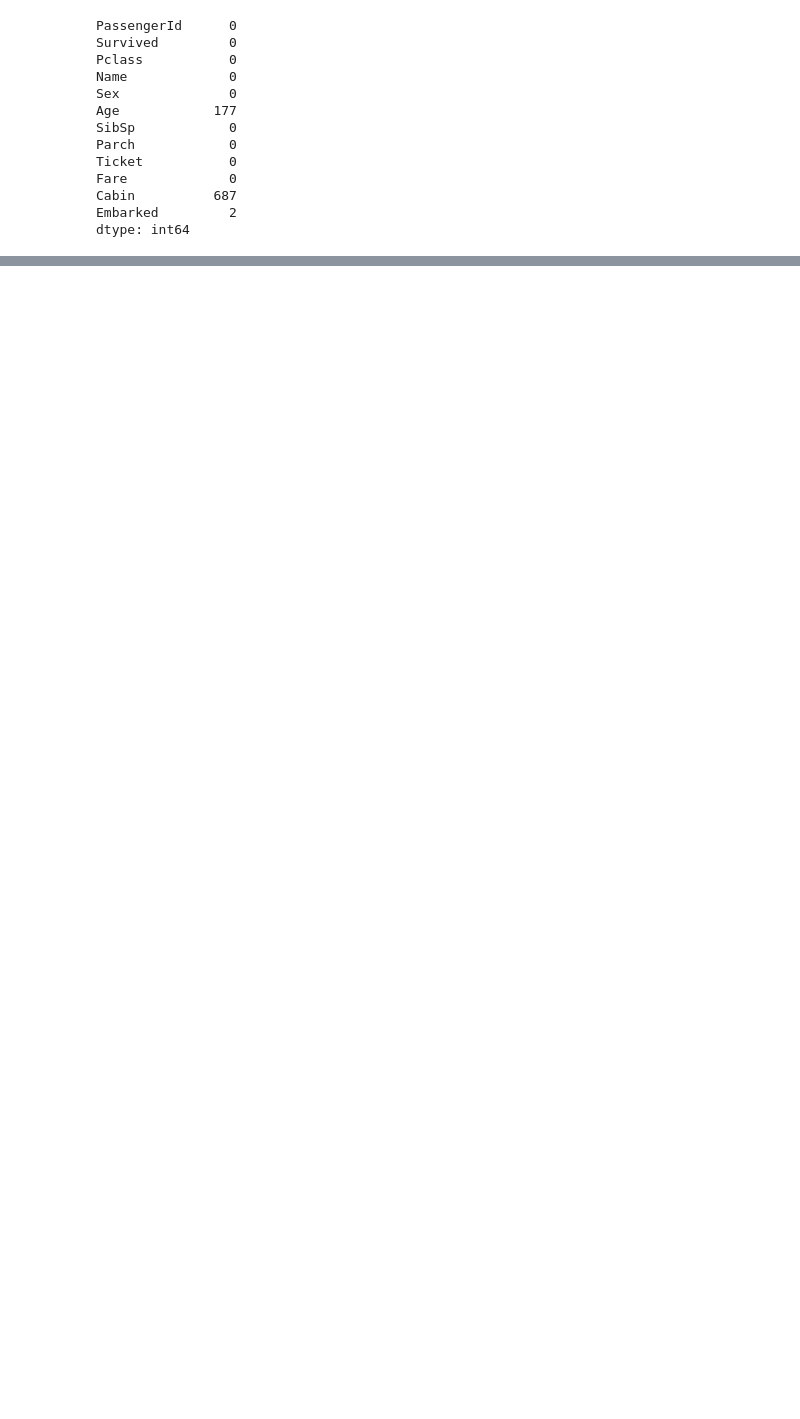
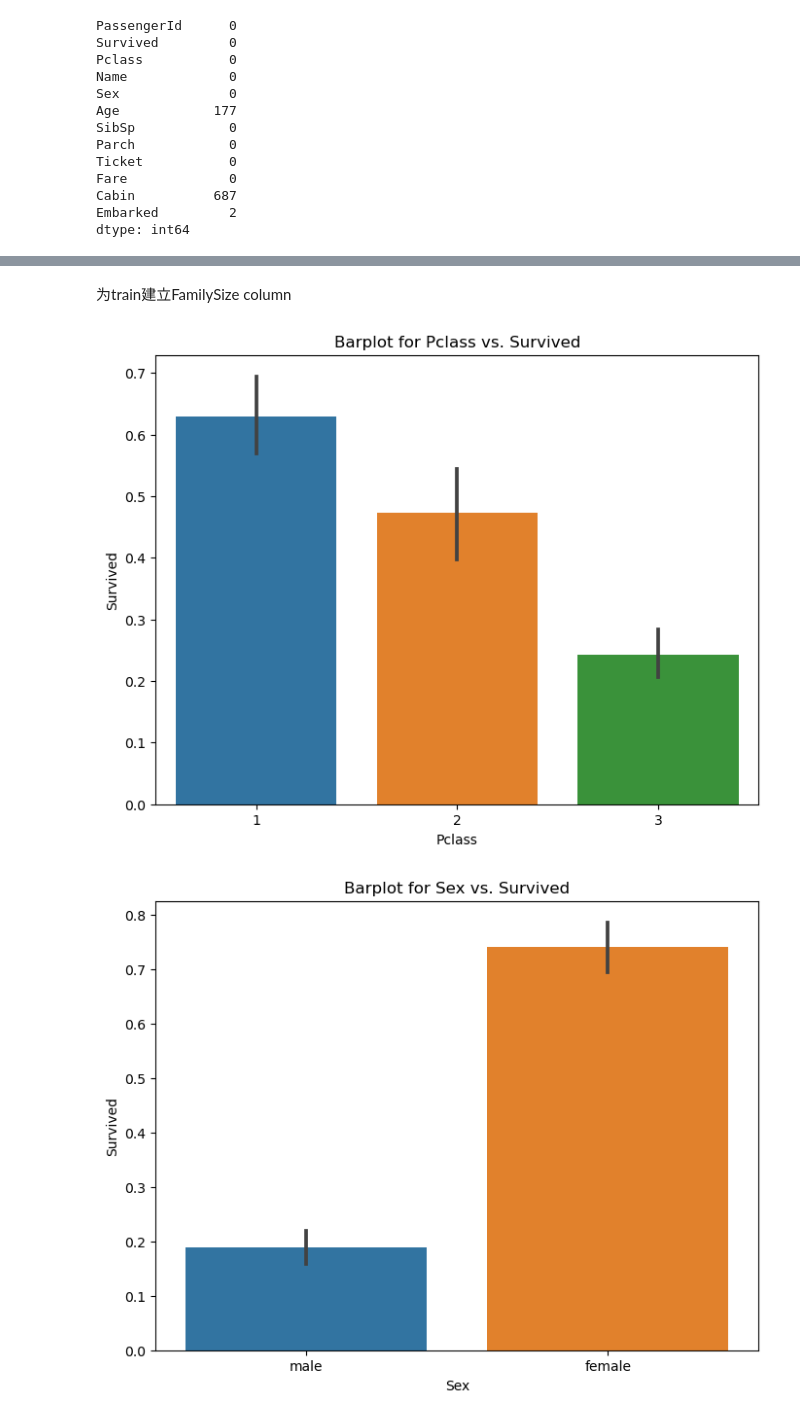
Before and after one commit to Z-JUNYE/kaggle, a Jupyter notebook: Titanic/Titanic_date_explore.ipynb, the cells around one changed output, grey strips where cells are left out. Drawn from its saved outputs; the diff is of its cells as text; code cells hidden in the pictures; blank space fills up the shorter version.

```diff
--- a/Titanic/Titanic_date_explore.ipynb
+++ b/Titanic/Titanic_date_explore.ipynb
@@ -73,0 +115,26 @@ dtype: int64
+# %% [markdown]
+为train建立FamilySize column
+# %%
+train['FamilySize'] = train['SibSp']+train['Parch']
+
+bins = [0, 10, 20, 30, 40, 50, float("inf")]
+labels = ['0-9','10-19','20-29', '30-39', '40-49', '50+']
+# 使用pd.cut函数将年龄分组并创建一个新列'AgeGroup'
+train['AgeGroup'] = pd.cut(train['Age'], bins=bins, labels=labels, include_lowest=True, right=False)
+
+# 将年龄缺失的数据分配到特殊组"Missing"
+train['AgeGroup'].cat.add_categories('Missing', inplace=True)
+train['AgeGroup'].fillna('Missing', inplace=True)
+
+feature_list1 = ['Pclass', 'Sex', 'FamilySize', 'Embarked','AgeGroup']
+feature_list2 = ['Ticket', 'Fare', 'Cabin']
+
+for feature in feature_list1:
+    plt.figure(figsize=(8, 6))  # 设置每个图的大小
+    sns.barplot(x=feature, y='Survived', data=train)
+    plt.title(f'Barplot for {feature} vs. Survived')
+    plt.xlabel(feature)
+    plt.ylabel('Survived')
+# %% [output]
+[figure, added]
+[figure, added]
```
Also changed, not shown: parts of 43 cells of this notebook, 1 other file.
